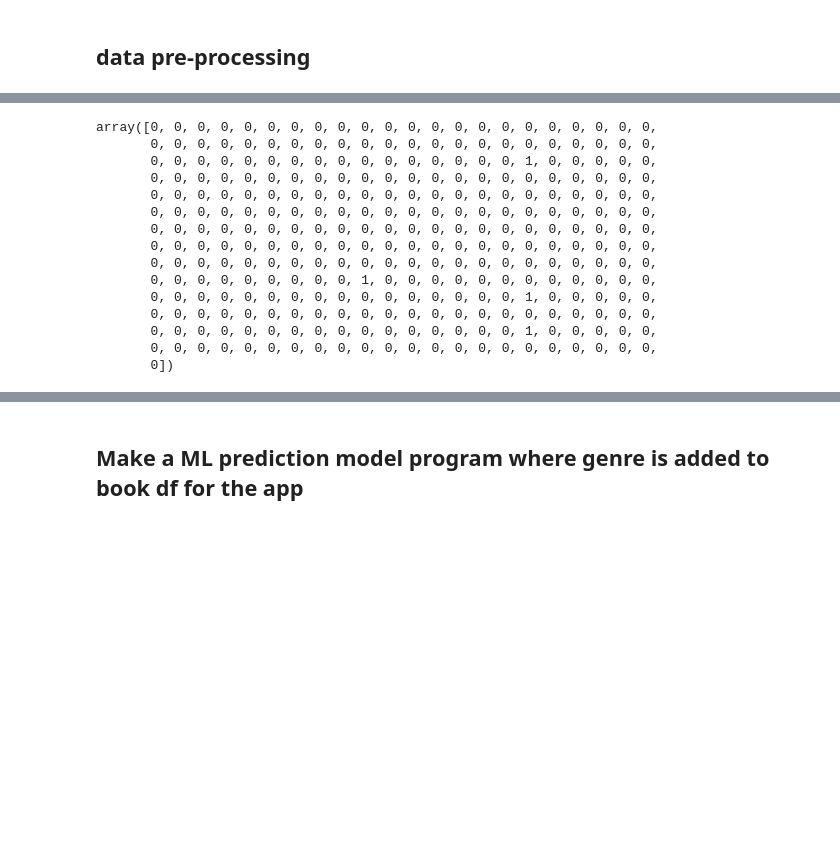
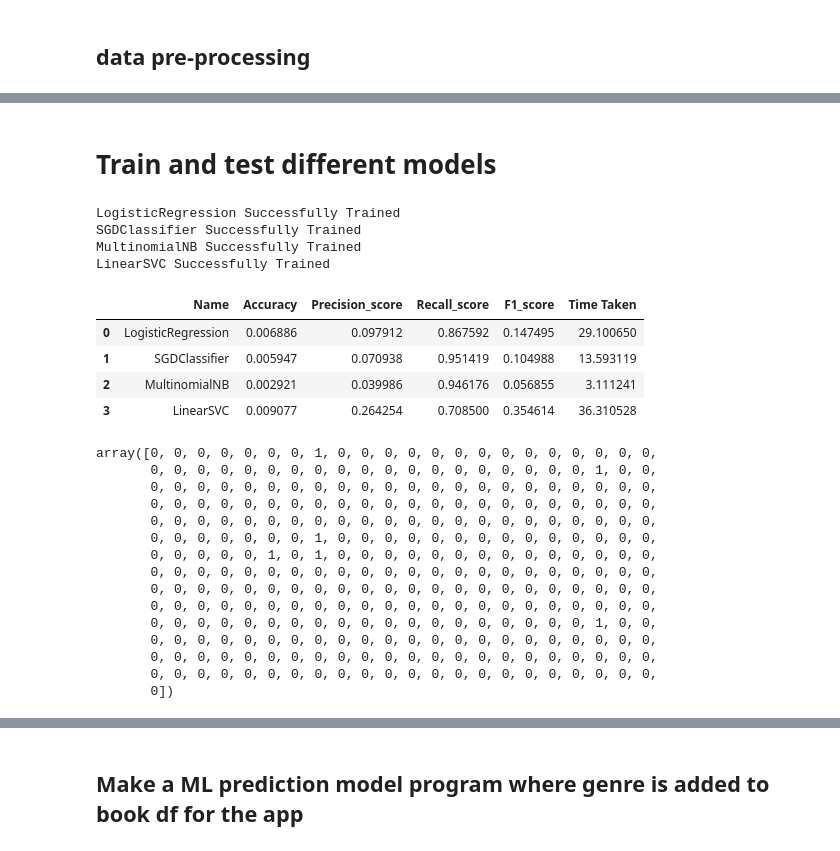
Before and after one commit to lalelisealstad/mybook-dashboard, a Jupyter notebook: notebooks/3_2_ml_genre_prediction.ipynb, the cells around one changed output, grey strips where cells are left out. Drawn from its saved outputs; the diff is of its cells as text; code cells hidden in the pictures; blank space fills up the shorter version.

```diff
--- a/notebooks/3_2_ml_genre_prediction.ipynb
+++ b/notebooks/3_2_ml_genre_prediction.ipynb
@@ -14,7 +24,7 @@ source reference: https://towardsdatascience.com/keras-tell-me-the-genre-of-my-b
 # %%
 import pandas as pd
-df1 = pd.read_csv('../assets/ml_model/multilabel_book_dataset.csv')
-df2 = pd.read_csv('../assets/ml_model/multilabel_book_dataset2.csv')
+df1 = pd.read_csv('assets/ml_model/multilabel_book_dataset.csv')
+df2 = pd.read_csv('assets/ml_model/multilabel_book_dataset2.csv')
 df2 = (df2.drop(columns=['Unnamed: 0', 'URL'])
        .rename(columns= {'Book': 'title', 'Author':'author', 'Genres':'genres', 'Description':'description'})
 )
@@ -215,0 +224,2 @@ pickle.dump(tfidf_vectorizer, open("../assets/ml_model/tfidf_vectorizer.pickle",
+# %% [markdown]
+# Train and test different models
@@ -216,36 +255,65 @@ pickle.dump(tfidf_vectorizer, open("../assets/ml_model/tfidf_vectorizer.pickle",
+# %%
+for model in models:
+    name = type(model.estimator).__name__
+    Name.append(name)
+    begin = time.time()
+    model.fit(xtrain_tfidf, ytrain)
+    prediction = model.predict(xval_tfidf)
+    end = time.time()
+    Accuracy.append(accuracy_score(prediction, yval))
+    Precision.append(precision_score(prediction, yval, average='macro'))
+    Recall.append(recall_score(prediction, yval, average='macro', zero_division=1))
+    F1_Score.append(f1_score(prediction, yval, average='macro'))
+    Time_Taken.append(end - begin)
+    print(name + ' Successfully Trained')
+# %% [output]
+LogisticRegression Successfully Trained
+SGDClassifier Successfully Trained
+MultinomialNB Successfully Trained
+LinearSVC Successfully Trained
+# %%
+Dict = {
+    'Name': Name,
+    'Accuracy': Accuracy,
+    'Precision_score': Precision,
+    'Recall_score': Recall,
+    'F1_score': F1_Score,
+    'Time Taken': Time_Taken
+}
+model_df = pd.DataFrame(Dict)
+display(model_df)
+# %% [output]
+|  | Name | Accuracy | Precision_score | Recall_score | F1_score | Time Taken |
+| 0 | LogisticRegression | 0.006886 | 0.097912 | 0.867592 | 0.147495 | 29.100650 |
+| 1 | SGDClassifier | 0.005947 | 0.070938 | 0.951419 | 0.104988 | 13.593119 |
+| 2 | MultinomialNB | 0.002921 | 0.039986 | 0.946176 | 0.056855 | 3.111241 |
+| 3 | LinearSVC | 0.009077 | 0.264254 | 0.708500 | 0.354614 | 36.310528 |
 # %%
-from sklearn.linear_model import LogisticRegression
 
-# Binary Relevance
-from sklearn.multiclass import OneVsRestClassifier
 
-# Performance metric
-from sklearn.metrics import f1_score
-
-lr = LogisticRegression(max_iter=1000)
-clf = OneVsRestClassifier(lr)
+mod = OneVsRestClassifier(LinearSVC(max_iter=1000, dual=False))
 
 # fit model on train data
-clf.fit(xtrain_tfidf, ytrain)
+mod.fit(xtrain_tfidf, ytrain)
 
 # make predictions for validation set
-y_pred = clf.predict(xval_tfidf)
+y_pred = mod.predict(xval_tfidf)
 
 y_pred[3]
 # %% [output]
-array([0, 0, 0, 0, 0, 0, 0, 0, 0, 0, 0, 0, 0, 0, 0, 0, 0, 0, 0, 0, 0, 0,
-       0, 0, 0, 0, 0, 0, 0, 0, 0, 0, 0, 0, 0, 0, 0, 0, 0, 0, 0, 0, 0, 0,
-       0, 0, 0, 0, 0, 0, 0, 0, 0, 0, 0, 0, 0, 0, 0, 0, 1, 0, 0, 0, 0, 0,
+array([0, 0, 0, 0, 0, 0, 0, 1, 0, 0, 0, 0, 0, 0, 0, 0, 0, 0, 0, 0, 0, 0,
+       0, 0, 0, 0, 0, 0, 0, 0, 0, 0, 0, 0, 0, 0, 0, 0, 0, 0, 0, 1, 0, 0,
        0, 0, 0, 0, 0, 0, 0, 0, 0, 0, 0, 0, 0, 0, 0, 0, 0, 0, 0, 0, 0, 0,
        0, 0, 0, 0, 0, 0, 0, 0, 0, 0, 0, 0, 0, 0, 0, 0, 0, 0, 0, 0, 0, 0,
        0, 0, 0, 0, 0, 0, 0, 0, 0, 0, 0, 0, 0, 0, 0, 0, 0, 0, 0, 0, 0, 0,
+       0, 0, 0, 0, 0, 0, 0, 1, 0, 0, 0, 0, 0, 0, 0, 0, 0, 0, 0, 0, 0, 0,
+       0, 0, 0, 0, 0, 1, 0, 1, 0, 0, 0, 0, 0, 0, 0, 0, 0, 0, 0, 0, 0, 0,
        0, 0, 0, 0, 0, 0, 0, 0, 0, 0, 0, 0, 0, 0, 0, 0, 0, 0, 0, 0, 0, 0,
        0, 0, 0, 0, 0, 0, 0, 0, 0, 0, 0, 0, 0, 0, 0, 0, 0, 0, 0, 0, 0, 0,
        0, 0, 0, 0, 0, 0, 0, 0, 0, 0, 0, 0, 0, 0, 0, 0, 0, 0, 0, 0, 0, 0,
-       0, 0, 0, 0, 0, 0, 0, 0, 0, 1, 0, 0, 0, 0, 0, 0, 0, 0, 0, 0, 0, 0,
-       0, 0, 0, 0, 0, 0, 0, 0, 0, 0, 0, 0, 0, 0, 0, 0, 1, 0, 0, 0, 0, 0,
+       0, 0, 0, 0, 0, 0, 0, 0, 0, 0, 0, 0, 0, 0, 0, 0, 0, 0, 0, 1, 0, 0,
        0, 0, 0, 0, 0, 0, 0, 0, 0, 0, 0, 0, 0, 0, 0, 0, 0, 0, 0, 0, 0, 0,
-       0, 0, 0, 0, 0, 0, 0, 0, 0, 0, 0, 0, 0, 0, 0, 0, 1, 0, 0, 0, 0, 0,
+       0, 0, 0, 0, 0, 0, 0, 0, 0, 0, 0, 0, 0, 0, 0, 0, 0, 0, 0, 0, 0, 0,
        0, 0, 0, 0, 0, 0, 0, 0, 0, 0, 0, 0, 0, 0, 0, 0, 0, 0, 0, 0, 0, 0,
        0])
 # %%
```
Also changed, not shown: parts of 25 cells of this notebook, 6 other files.
